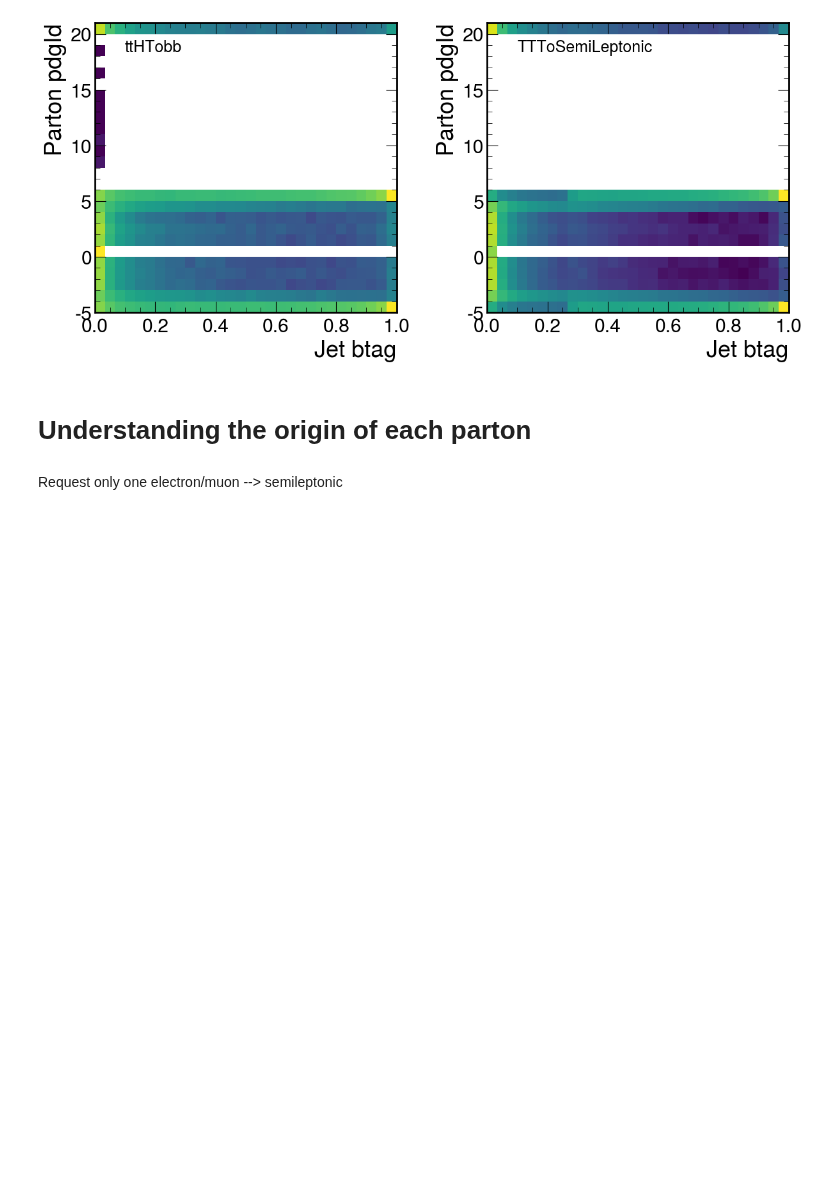
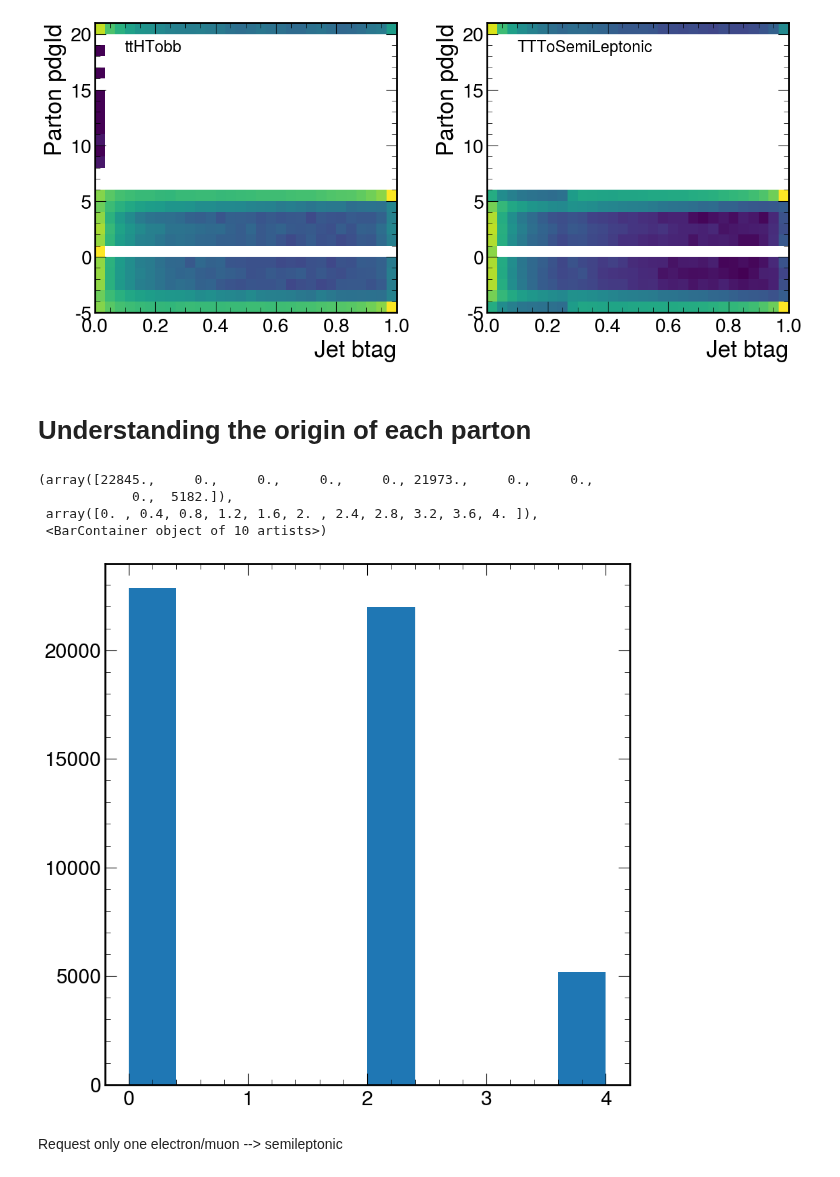
Before and after one commit to PocketCoffea/PocketCoffea, a Jupyter notebook: notebooks/JetTagging/JetTagging_initial_debug.ipynb, the cells around one changed output. Cells and saved outputs as stored; diff of their text form; code cells hidden in the pictures; blank space fills up the shorter version.

Commit message:
updates for parton matching studies

```diff
--- a/notebooks/JetTagging/JetTagging_initial_debug.ipynb
+++ b/notebooks/JetTagging/JetTagging_initial_debug.ipynb
@@ -105,6 +105,20 @@ events = events[semilep==2]
     # # The output is an awkward array with the shape of the second argument and None where there is no matching.
     # # So, calling like this, we will get out an array of matched_quarks with the dimension of the JetGood.
     # matched_quarks, matched_jets, deltaR_matched = object_matching(quarks, self.events.JetGood, dr_min=self.dr_min)
+# %%
+isOutgoing = events.LHEPart.status == 1
+isParton = (abs(events.LHEPart.pdgId) < 6) | \
+            (events.LHEPart.pdgId == 21)
+
+leptons = events.LHEPart[isOutgoing & (~isParton) & (events.LHEPart.pdgId!=25)]
+# %%
+plt.hist(ak.num(leptons, axis=1))
+# %% [output]
+(array([22845.,     0.,     0.,     0.,     0., 21973.,     0.,     0.,
+            0.,  5182.]),
+ array([0. , 0.4, 0.8, 1.2, 1.6, 2. , 2.4, 2.8, 3.2, 3.6, 4. ]),
+ <BarContainer object of 10 artists>)
+[figure, added]
 # %% [markdown]
 Request only one electron/muon --> semileptonic
 # %%
```
Also changed, not shown: 4 other files.
